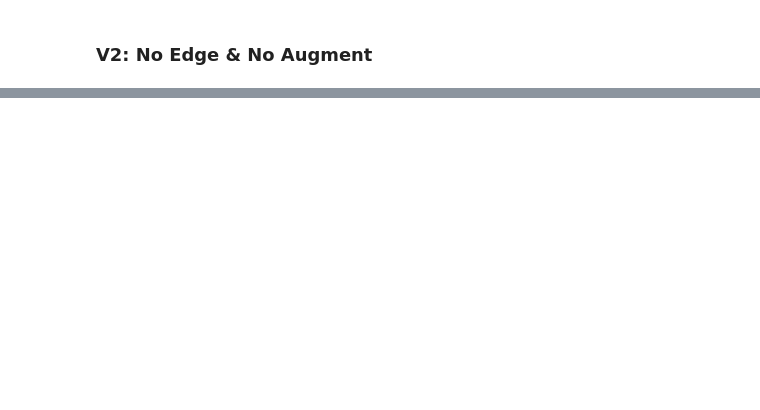
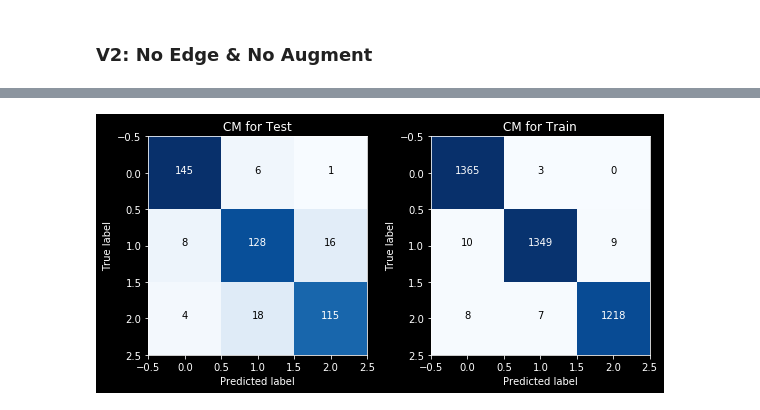
Before and after one commit to HeeebsInc/WeaponDetection, a Jupyter notebook: Mobilenet.ipynb, the cells around one changed output, grey strips where cells are left out. Saved outputs shown, nothing was run; the diff lists cells and outputs as text; code cells hidden in the pictures; blank space fills up the shorter version.

```diff
--- a/Mobilenet.ipynb
+++ b/Mobilenet.ipynb
@@ -366,0 +713,17 @@ Viz.plot_model_cm(test_cnf, train_cnf, classes = ['No Weapon', 'Handgun', 'Rifle
+# %%
+mobilenet = get_mobilenet(dim)
+mobilenet.load_weights('ModelWeights/MV2_NoEdge_NoAugment.h5') #load the best weights before overfitting
+
+y_test_prob = [np.argmax(i) for i in mobilenet.predict(x_test)]
+y_test_labels = [np.argmax(
+    i) for i in y_test]
+test_cnf = confusion_matrix(y_test_labels, y_test_prob)
+
+y_train_prob = [np.argmax(i) for i in mobilenet.predict(x_train)]
+y_train_labels = [np.argmax(i) for i in y_train]
+train_cnf = confusion_matrix(y_train_labels, y_train_prob)
+
+Viz.plot_model_cm(test_cnf, train_cnf, classes = ['No Weapon', 'Handgun', 'Rifle'], theme = 'dark_background',
+                  path = 'figures/MV2CM_NoEdge_NoAugment.png')
+# %% [output]
+[figure, added]
```
Also changed, not shown: parts of 39 cells of this notebook, 54 other files.
